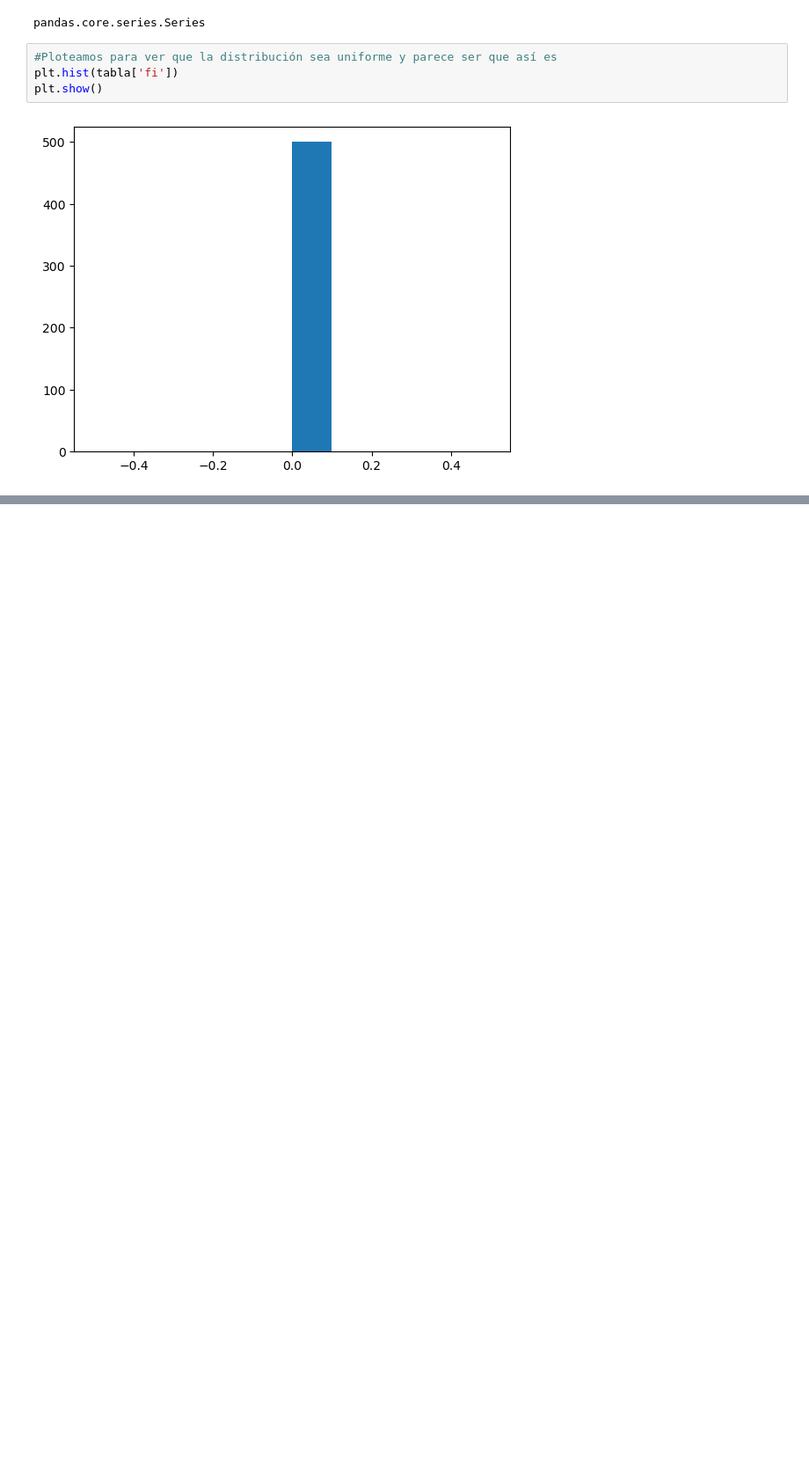
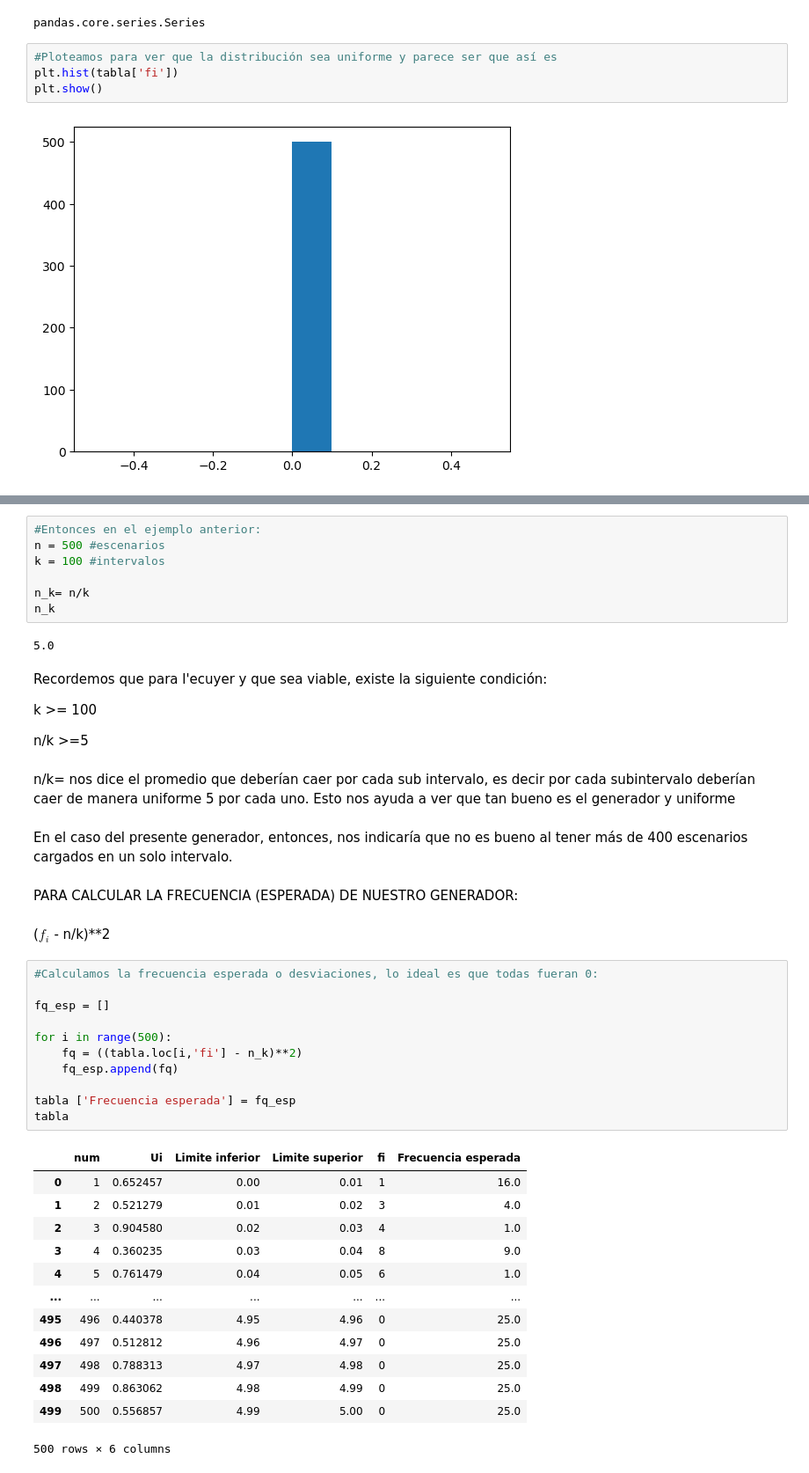
Before and after one commit to miguelrojas1990/TSGBD, a Jupyter notebook: generador_de_variables_pseudo-aleatorias.ipynb, the cells around one changed output, grey strips where cells are left out. Shown at 88% size. Saved outputs shown, nothing was run; the diff lists cells and outputs as text; blank space fills up the shorter version.

```diff
--- a/generador_de_variables_pseudo-aleatorias.ipynb
+++ b/generador_de_variables_pseudo-aleatorias.ipynb
@@ -277,0 +277,49 @@ n/k >=5
+# %%
+#Entonces en el ejemplo anterior:
+n = 500 #escenarios
+k = 100 #intervalos
+
+n_k= n/k
+n_k
+# %% [output]
+5.0
+# %% [markdown]
+Recordemos que para l'ecuyer y que sea viable, existe la siguiente condición:
+
+k >= 100
+
+n/k >=5
+# %% [markdown]
+n/k= nos dice el promedio que deberían caer por cada sub intervalo, es decir por cada subintervalo deberían caer de manera uniforme 5 por cada uno.
+Esto nos ayuda a ver que tan bueno es el generador y uniforme
+# %% [markdown]
+En el caso del presente generador, entonces, nos indicaría que no es bueno al tener más de 400 escenarios cargados en un solo intervalo.
+# %% [markdown]
+PARA CALCULAR LA FRECUENCIA (ESPERADA) DE NUESTRO GENERADOR:
+# %% [markdown]
+($f_i$ - n/k)**2
+# %%
+#Calculamos la frecuencia esperada o desviaciones, lo ideal es que todas fueran 0:
+
+fq_esp = []
+
+for i in range(500):
+    fq = ((tabla.loc[i,'fi'] - n_k)**2)
+    fq_esp.append(fq)
+
+tabla ['Frecuencia esperada'] = fq_esp
+tabla
+# %% [output]
+|  | num | Ui | Limite inferior | Limite superior | fi | Frecuencia esperada |
+| 0 | 1 | 0.652457 | 0.00 | 0.01 | 1 | 16.0 |
+| 1 | 2 | 0.521279 | 0.01 | 0.02 | 3 | 4.0 |
+| 2 | 3 | 0.904580 | 0.02 | 0.03 | 4 | 1.0 |
+| 3 | 4 | 0.360235 | 0.03 | 0.04 | 8 | 9.0 |
+| 4 | 5 | 0.761479 | 0.04 | 0.05 | 6 | 1.0 |
+| ... | ... | ... | ... | ... | ... | ... |
+| 495 | 496 | 0.440378 | 4.95 | 4.96 | 0 | 25.0 |
+| 496 | 497 | 0.512812 | 4.96 | 4.97 | 0 | 25.0 |
+| 497 | 498 | 0.788313 | 4.97 | 4.98 | 0 | 25.0 |
+| 498 | 499 | 0.863062 | 4.98 | 4.99 | 0 | 25.0 |
+| 499 | 500 | 0.556857 | 4.99 | 5.00 | 0 | 25.0 |
+500 rows × 6 columns
```
Also changed, not shown: parts of 38 cells of this notebook.
